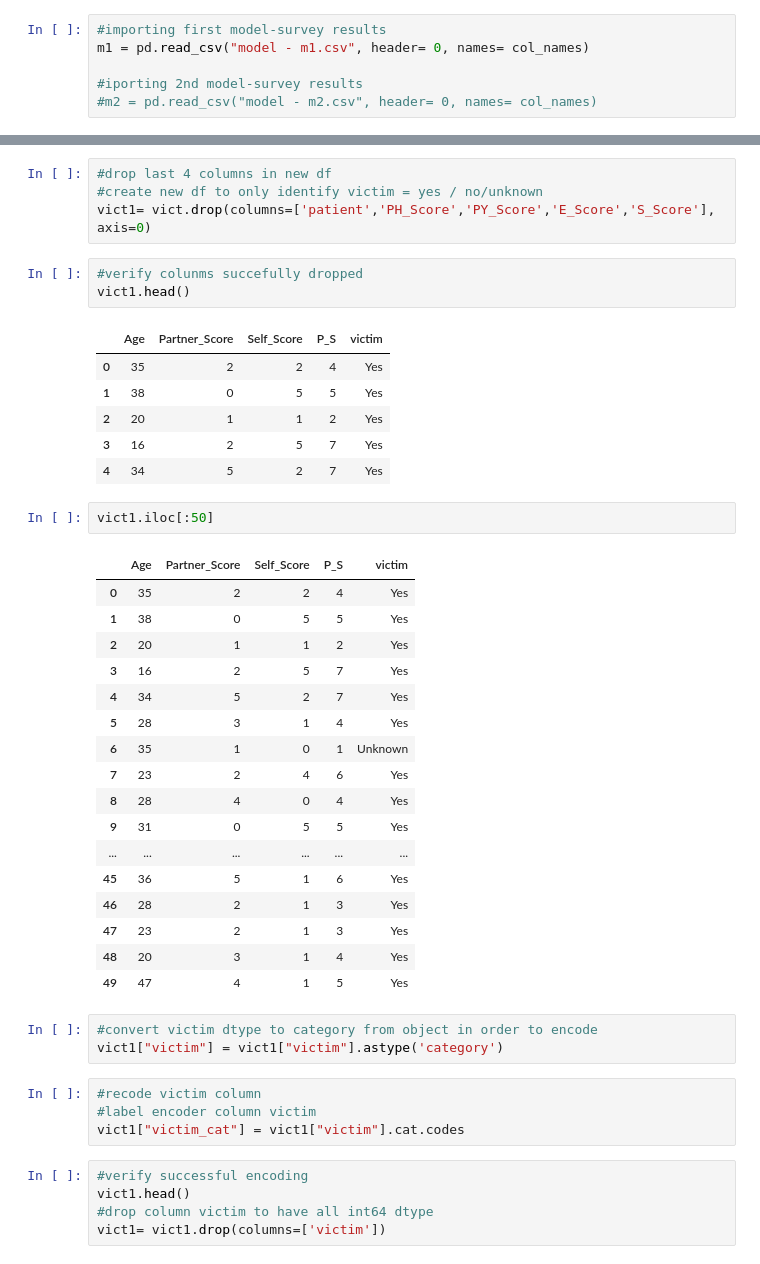
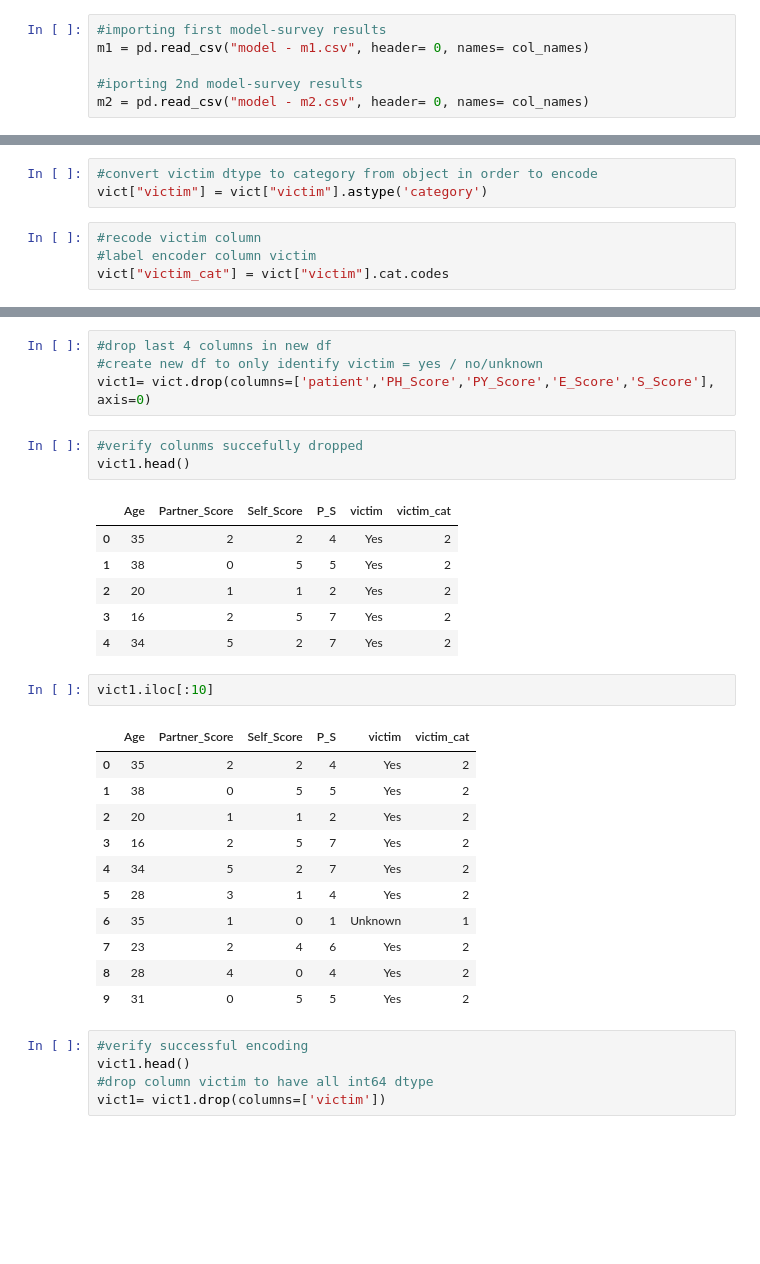
Before and after one commit to ClarkeDee/Capstone, a Jupyter notebook: Classifier.ipynb, the cells around one changed output, grey strips where cells are left out. Saved outputs shown, nothing was run; the diff lists cells and outputs as text; blank space fills up the shorter version.

```diff
--- a/Classifier.ipynb
+++ b/Classifier.ipynb
@@ -10,4 +11,4 @@ col_names= [ 'patient', 'Age','Partner_Score','Self_Score','P_S','victim','PH_Sc
 m1 = pd.read_csv("model - m1.csv", header= 0, names= col_names)
 
 #iporting 2nd model-survey results
-#m2 = pd.read_csv("model - m2.csv", header= 0, names= col_names)
+m2 = pd.read_csv("model - m2.csv", header= 0, names= col_names)
@@ -50,0 +47,7 @@ Unknown
+# %%
+#convert victim dtype to category from object in order to encode
+vict["victim"] = vict["victim"].astype('category')
+# %%
+#recode victim column
+#label encoder column victim
+vict["victim_cat"] = vict["victim"].cat.codes
@@ -56,39 +102,26 @@ vict1= vict.drop(columns=['patient','PH_Score','PY_Score','E_Score','S_Score'],
 #verify colunms succefully dropped
 vict1.head()
 # %% [output]
-|  | Age | Partner_Score | Self_Score | P_S | victim |
-| 0 | 35 | 2 | 2 | 4 | Yes |
-| 1 | 38 | 0 | 5 | 5 | Yes |
-| 2 | 20 | 1 | 1 | 2 | Yes |
-| 3 | 16 | 2 | 5 | 7 | Yes |
-| 4 | 34 | 5 | 2 | 7 | Yes |
+|  | Age | Partner_Score | Self_Score | P_S | victim | victim_cat |
+| 0 | 35 | 2 | 2 | 4 | Yes | 2 |
+| 1 | 38 | 0 | 5 | 5 | Yes | 2 |
+| 2 | 20 | 1 | 1 | 2 | Yes | 2 |
+| 3 | 16 | 2 | 5 | 7 | Yes | 2 |
+| 4 | 34 | 5 | 2 | 7 | Yes | 2 |
 # %%
-vict1.iloc[:50]
+vict1.iloc[:10]
 # %% [output]
-|  | Age | Partner_Score | Self_Score | P_S | victim |
-| 0 | 35 | 2 | 2 | 4 | Yes |
-| 1 | 38 | 0 | 5 | 5 | Yes |
-| 2 | 20 | 1 | 1 | 2 | Yes |
-| 3 | 16 | 2 | 5 | 7 | Yes |
-| 4 | 34 | 5 | 2 | 7 | Yes |
-| 5 | 28 | 3 | 1 | 4 | Yes |
-| 6 | 35 | 1 | 0 | 1 | Unknown |
-| 7 | 23 | 2 | 4 | 6 | Yes |
-| 8 | 28 | 4 | 0 | 4 | Yes |
-| 9 | 31 | 0 | 5 | 5 | Yes |
-| ... | ... | ... | ... | ... | ... |
-| 45 | 36 | 5 | 1 | 6 | Yes |
-| 46 | 28 | 2 | 1 | 3 | Yes |
-| 47 | 23 | 2 | 1 | 3 | Yes |
-| 48 | 20 | 3 | 1 | 4 | Yes |
-| 49 | 47 | 4 | 1 | 5 | Yes |
+|  | Age | Partner_Score | Self_Score | P_S | victim | victim_cat |
+| 0 | 35 | 2 | 2 | 4 | Yes | 2 |
+| 1 | 38 | 0 | 5 | 5 | Yes | 2 |
+| 2 | 20 | 1 | 1 | 2 | Yes | 2 |
+| 3 | 16 | 2 | 5 | 7 | Yes | 2 |
+| 4 | 34 | 5 | 2 | 7 | Yes | 2 |
+| 5 | 28 | 3 | 1 | 4 | Yes | 2 |
+| 6 | 35 | 1 | 0 | 1 | Unknown | 1 |
+| 7 | 23 | 2 | 4 | 6 | Yes | 2 |
+| 8 | 28 | 4 | 0 | 4 | Yes | 2 |
+| 9 | 31 | 0 | 5 | 5 | Yes | 2 |
-# %%
-#convert victim dtype to category from object in order to encode
-vict1["victim"] = vict1["victim"].astype('category')
-# %%
-#recode victim column
-#label encoder column victim
-vict1["victim_cat"] = vict1["victim"].cat.codes
 # %%
 #verify successful encoding
 vict1.head()
```
Also changed, not shown: parts of 19 cells of this notebook, 1 other file.
